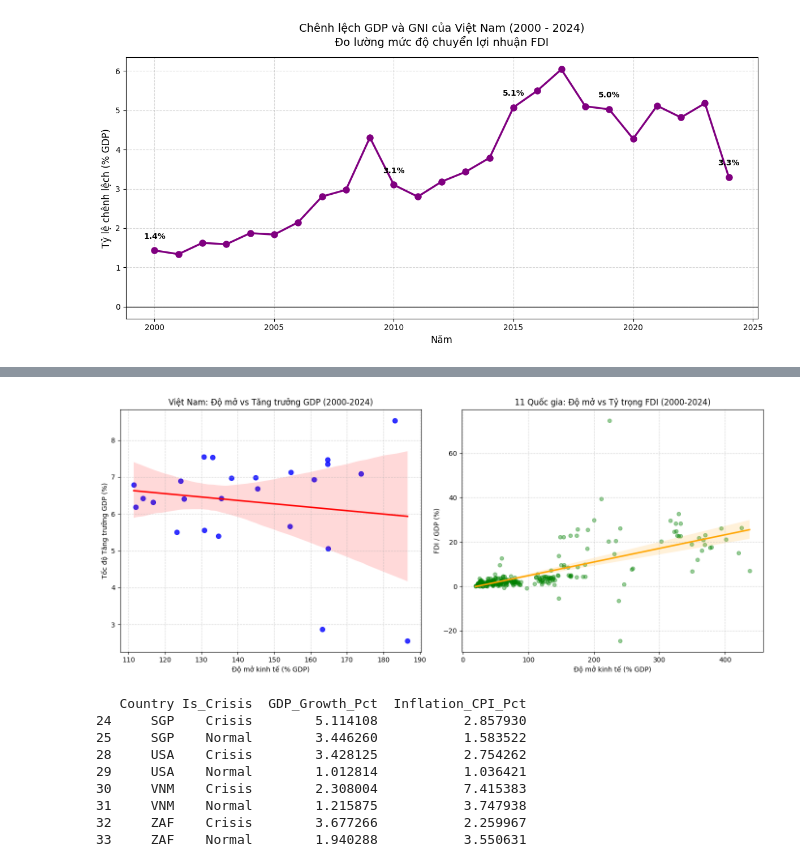
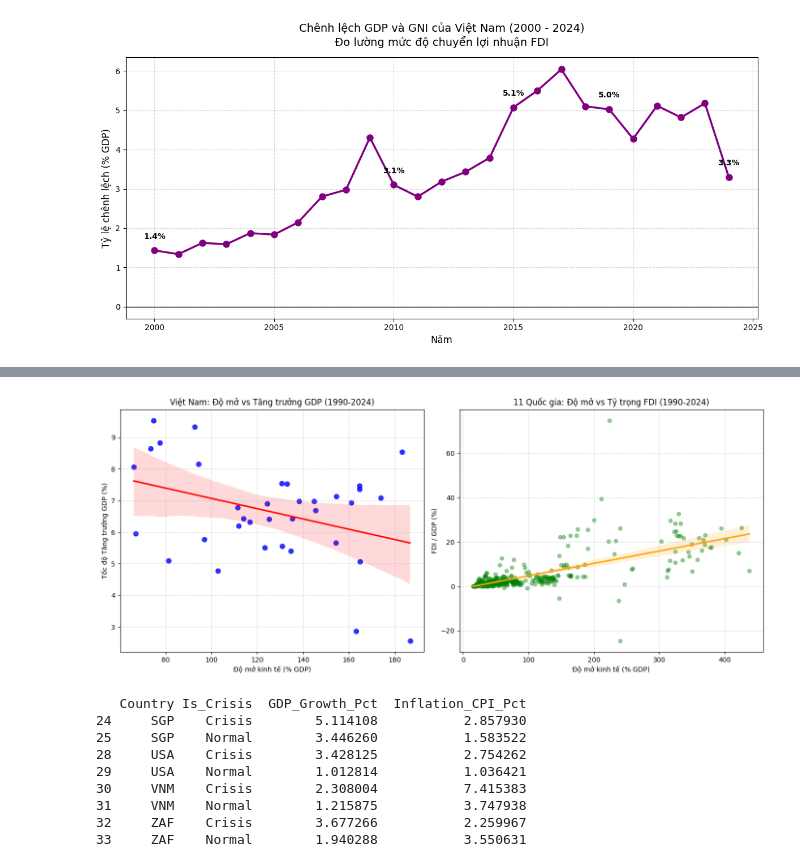
Before and after one commit to trinhnguyen1101/Dot1, a Jupyter notebook: data_analytics.ipynb, the cells around one changed output, grey strips where cells are left out. Cells and saved outputs as stored; diff of their text form; code cells hidden in the pictures.

```diff
--- a/data_analytics.ipynb
+++ b/data_analytics.ipynb
@@ -156,39 +119,39 @@ import pandas as pd
 import matplotlib.pyplot as plt
 import seaborn as sns
 
 # 1. Đọc dữ liệu
 df = pd.read_csv('cleaned_data/information/panel_macro_cleaned.csv')
 
-# 2. Lọc dữ liệu Việt Nam và 11 quốc gia trọng tâm từ năm 2000
-vnm_df = df[(df['Country'] == 'VNM') & (df['Year'] >= 2000)].copy()
+# 2. Lọc dữ liệu Việt Nam và 11 quốc gia trọng tâm từ năm 1990
+vnm_df = df[(df['Country'] == 'VNM') & (df['Year'] >= 1990)].copy()
 core_countries = ['VNM', 'THA', 'PHL', 'SGP', 'CHN', 'IND', 'IRL', 'DEU', 'ZAF', 'USA', 'JPN']
-core_df = df[(df['Country'].isin(core_countries)) & (df['Year'] >= 2000)]
+core_df = df[(df['Country'].isin(core_countries)) & (df['Year'] >= 1990)]
 
 # 3. Vẽ biểu đồ
 plt.figure(figsize=(14, 6))
 
 # Biểu đồ trái: Việt Nam (Thể hiện quy luật số lớn, đường xu hướng đi ngang/chơi vơi)
 plt.subplot(1, 2, 1)
 sns.regplot(data=vnm_df, x='Economic_Openness_Pct', y='GDP_Growth_Pct',
             color='blue', scatter_kws={'s': 50}, line_kws={'color': 'red'})
-plt.title('Việt Nam: Độ mở vs Tăng trưởng GDP (2000-2024)', fontsize=12)
+plt.title('Việt Nam: Độ mở vs Tăng trưởng GDP (1990-2024)', fontsize=12)
 plt.xlabel('Độ mở kinh tế (% GDP)')
 plt.ylabel('Tốc độ Tăng trưởng GDP (%)')
 plt.grid(True, linestyle='--', alpha=0.5)
 
 # Biểu đồ phải: 11 Quốc gia (Độ mở vs FDI - Thể hiện sức hút dòng vốn)
 plt.subplot(1, 2, 2)
 sns.regplot(data=core_df, x='Economic_Openness_Pct', y='FDI_to_GDP_Pct',
             color='green', scatter_kws={'alpha':0.4, 's': 30}, line_kws={'color': 'orange'})
-plt.title('11 Quốc gia: Độ mở vs Tỷ trọng FDI (2000-2024)', fontsize=12)
+plt.title('11 Quốc gia: Độ mở vs Tỷ trọng FDI (1990-2024)', fontsize=12)
 plt.xlabel('Độ mở kinh tế (% GDP)')
 plt.ylabel('FDI / GDP (%)')
 plt.grid(True, linestyle='--', alpha=0.5)
 
 plt.tight_layout()
 plt.show()
 # %% [output]
-[figure, old version]
+[figure, new version]
 # %%
 import pandas as pd
 import numpy as np
```
Also changed, not shown: parts of 1 cell of this notebook, 4 other files.
